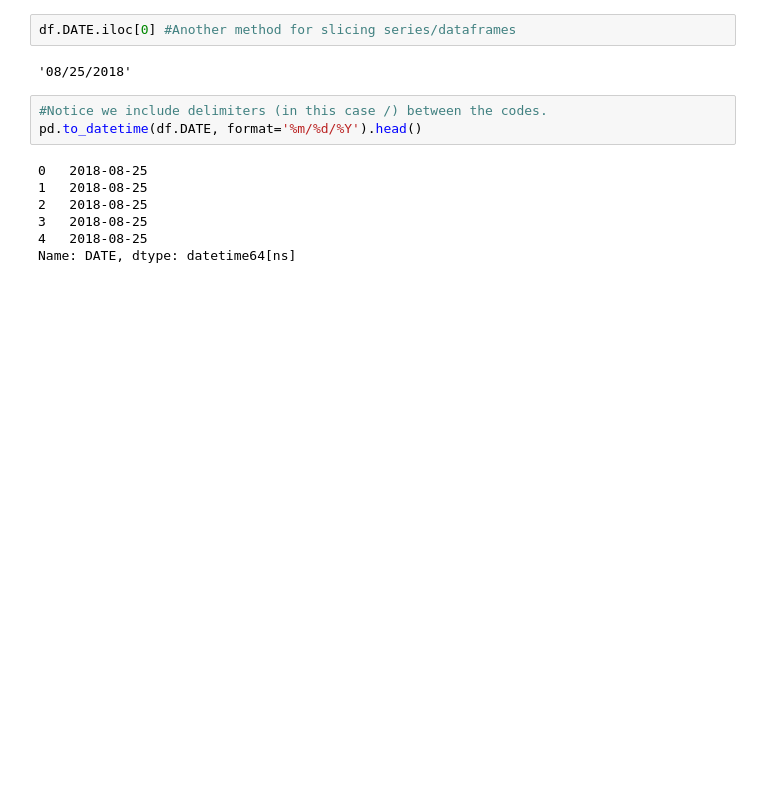
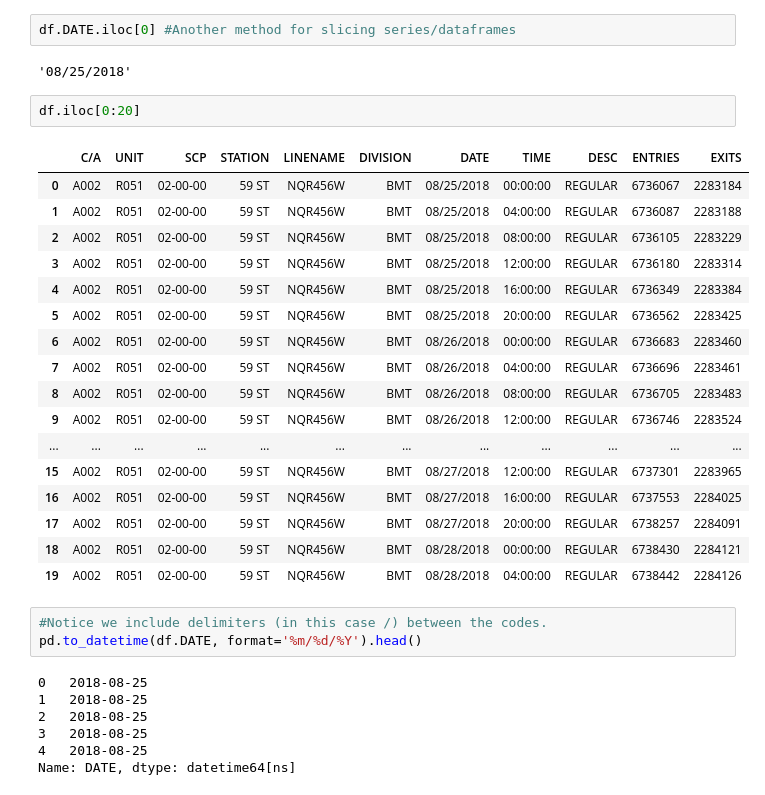
Before and after one commit to Rimab55/dsc-1-03-06-understanding-pandas-series-and-dataframes-nyc-ds-career-012819, a Jupyter notebook: index.ipynb, the cells around one changed output. Cells and saved outputs as stored; diff of their text form; blank space fills up the shorter version.

```diff
--- a/index.ipynb
+++ b/index.ipynb
@@ -195,6 +195,26 @@ To explicitly pass formatting parameters, preview your dates and write the appro
 df.DATE.iloc[0] #Another method for slicing series/dataframes
 # %% [output]
 '08/25/2018'
+# %%
+df.iloc[0:20]
+# %% [output]
+|  | C/A | UNIT | SCP | STATION | LINENAME | DIVISION | DATE | TIME | DESC | ENTRIES | EXITS |
+| 0 | A002 | R051 | 02-00-00 | 59 ST | NQR456W | BMT | 08/25/2018 | 00:00:00 | REGULAR | 6736067 | 2283184 |
+| 1 | A002 | R051 | 02-00-00 | 59 ST | NQR456W | BMT | 08/25/2018 | 04:00:00 | REGULAR | 6736087 | 2283188 |
+| 2 | A002 | R051 | 02-00-00 | 59 ST | NQR456W | BMT | 08/25/2018 | 08:00:00 | REGULAR | 6736105 | 2283229 |
+| 3 | A002 | R051 | 02-00-00 | 59 ST | NQR456W | BMT | 08/25/2018 | 12:00:00 | REGULAR | 6736180 | 2283314 |
+| 4 | A002 | R051 | 02-00-00 | 59 ST | NQR456W | BMT | 08/25/2018 | 16:00:00 | REGULAR | 6736349 | 2283384 |
+| 5 | A002 | R051 | 02-00-00 | 59 ST | NQR456W | BMT | 08/25/2018 | 20:00:00 | REGULAR | 6736562 | 2283425 |
+| 6 | A002 | R051 | 02-00-00 | 59 ST | NQR456W | BMT | 08/26/2018 | 00:00:00 | REGULAR | 6736683 | 2283460 |
+| 7 | A002 | R051 | 02-00-00 | 59 ST | NQR456W | BMT | 08/26/2018 | 04:00:00 | REGULAR | 6736696 | 2283461 |
+| 8 | A002 | R051 | 02-00-00 | 59 ST | NQR456W | BMT | 08/26/2018 | 08:00:00 | REGULAR | 6736705 | 2283483 |
+| 9 | A002 | R051 | 02-00-00 | 59 ST | NQR456W | BMT | 08/26/2018 | 12:00:00 | REGULAR | 6736746 | 2283524 |
+| ... | ... | ... | ... | ... | ... | ... | ... | ... | ... | ... | ... |
+| 15 | A002 | R051 | 02-00-00 | 59 ST | NQR456W | BMT | 08/27/2018 | 12:00:00 | REGULAR | 6737301 | 2283965 |
+| 16 | A002 | R051 | 02-00-00 | 59 ST | NQR456W | BMT | 08/27/2018 | 16:00:00 | REGULAR | 6737553 | 2284025 |
+| 17 | A002 | R051 | 02-00-00 | 59 ST | NQR456W | BMT | 08/27/2018 | 20:00:00 | REGULAR | 6738257 | 2284091 |
+| 18 | A002 | R051 | 02-00-00 | 59 ST | NQR456W | BMT | 08/28/2018 | 00:00:00 | REGULAR | 6738430 | 2284121 |
+| 19 | A002 | R051 | 02-00-00 | 59 ST | NQR456W | BMT | 08/28/2018 | 04:00:00 | REGULAR | 6738442 | 2284126 |
 # %%
 #Notice we include delimiters (in this case /) between the codes.
 pd.to_datetime(df.DATE, format='%m/%d/%Y').head()
```
